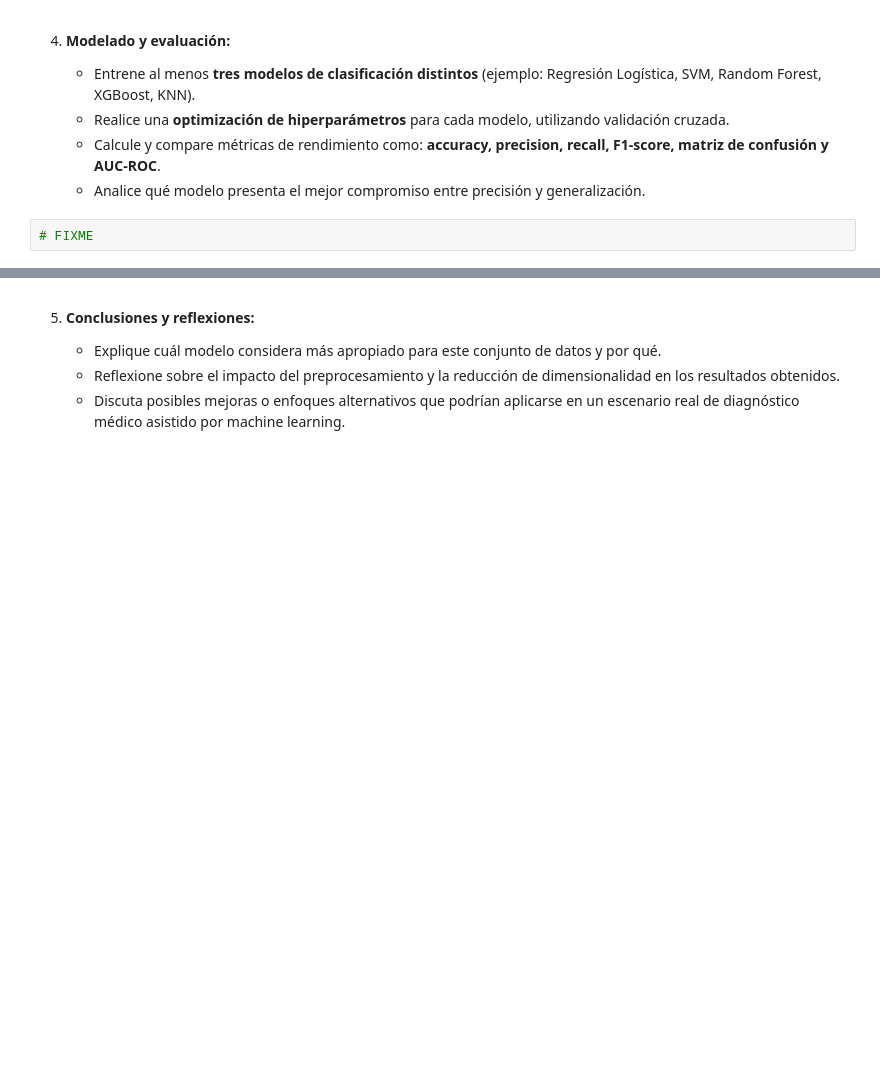
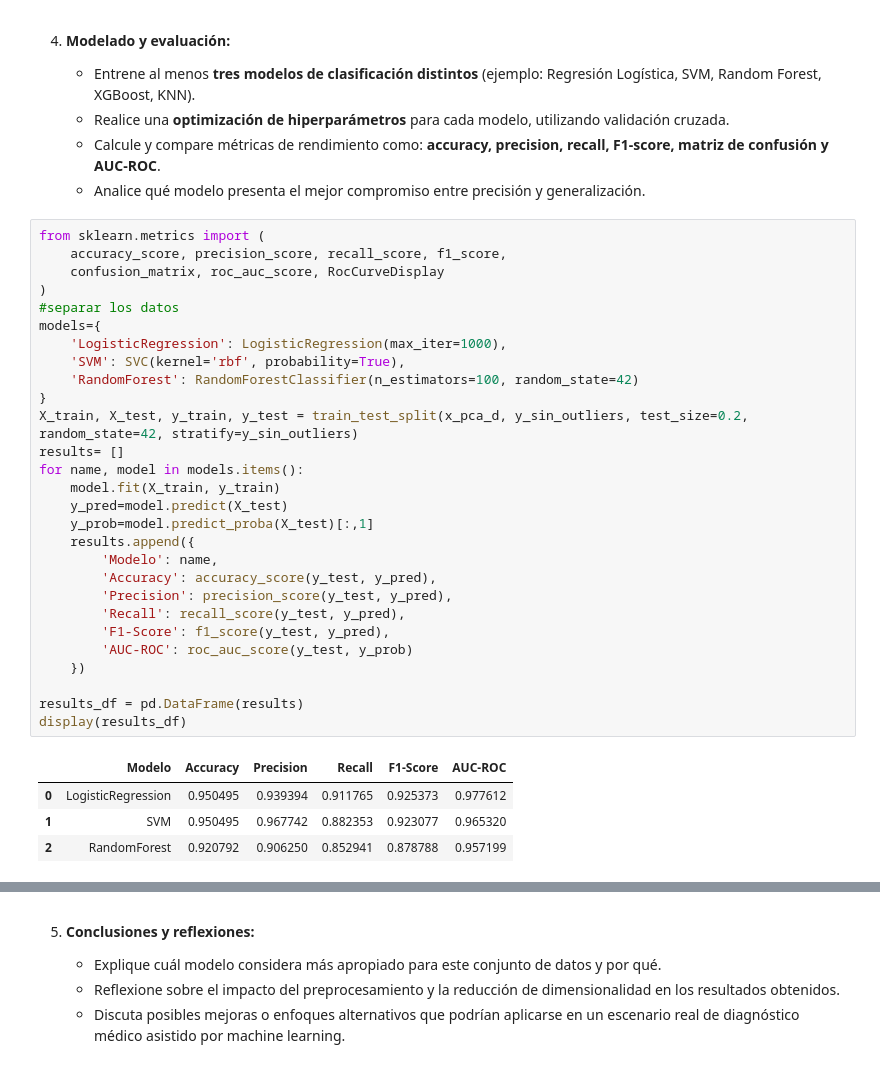
Before and after one commit to baitiarecorvalan/MAT281-Entregables, a Jupyter notebook: docs/codes/labs/lab_09.ipynb, the cells around one changed output, grey strips where cells are left out. Drawn from its saved outputs; the diff is of its cells as text; blank space fills up the shorter version.

```diff
--- a/docs/codes/labs/lab_09.ipynb
+++ b/docs/codes/labs/lab_09.ipynb
@@ -273,5 +292,36 @@ plt.show()
    * Realice una **optimización de hiperparámetros** para cada modelo, utilizando validación cruzada.
    * Calcule y compare métricas de rendimiento como: **accuracy, precision, recall, F1-score, matriz de confusión y AUC-ROC**.
    * Analice qué modelo presenta el mejor compromiso entre precisión y generalización.
-# %%
-# FIXME
+# %%
+from sklearn.metrics import (
+    accuracy_score, precision_score, recall_score, f1_score,
+    confusion_matrix, roc_auc_score, RocCurveDisplay
+)
+#separar los datos
+models={
+    'LogisticRegression': LogisticRegression(max_iter=1000),
+    'SVM': SVC(kernel='rbf', probability=True),
+    'RandomForest': RandomForestClassifier(n_estimators=100, random_state=42)
+}
+X_train, X_test, y_train, y_test = train_test_split(x_pca_d, y_sin_outliers, test_size=0.2, random_state=42, stratify=y_sin_outliers)
+results= []
+for name, model in models.items():
+    model.fit(X_train, y_train)
+    y_pred=model.predict(X_test)
+    y_prob=model.predict_proba(X_test)[:,1]
+    results.append({
+        'Modelo': name,
+        'Accuracy': accuracy_score(y_test, y_pred),
+        'Precision': precision_score(y_test, y_pred),
+        'Recall': recall_score(y_test, y_pred),
+        'F1-Score': f1_score(y_test, y_pred),
+        'AUC-ROC': roc_auc_score(y_test, y_prob)
+    })
+
+results_df = pd.DataFrame(results)
+display(results_df)
+# %% [output]
+|  | Modelo | Accuracy | Precision | Recall | F1-Score | AUC-ROC |
+| 0 | LogisticRegression | 0.950495 | 0.939394 | 0.911765 | 0.925373 | 0.977612 |
+| 1 | SVM | 0.950495 | 0.967742 | 0.882353 | 0.923077 | 0.965320 |
+| 2 | RandomForest | 0.920792 | 0.906250 | 0.852941 | 0.878788 | 0.957199 |
```
Also changed, not shown: parts of 5 cells of this notebook.
